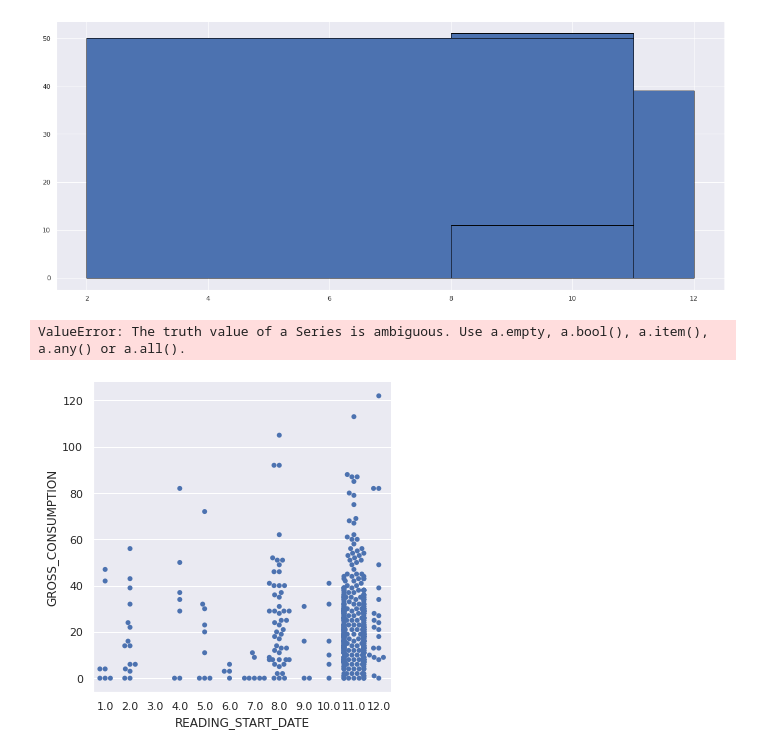
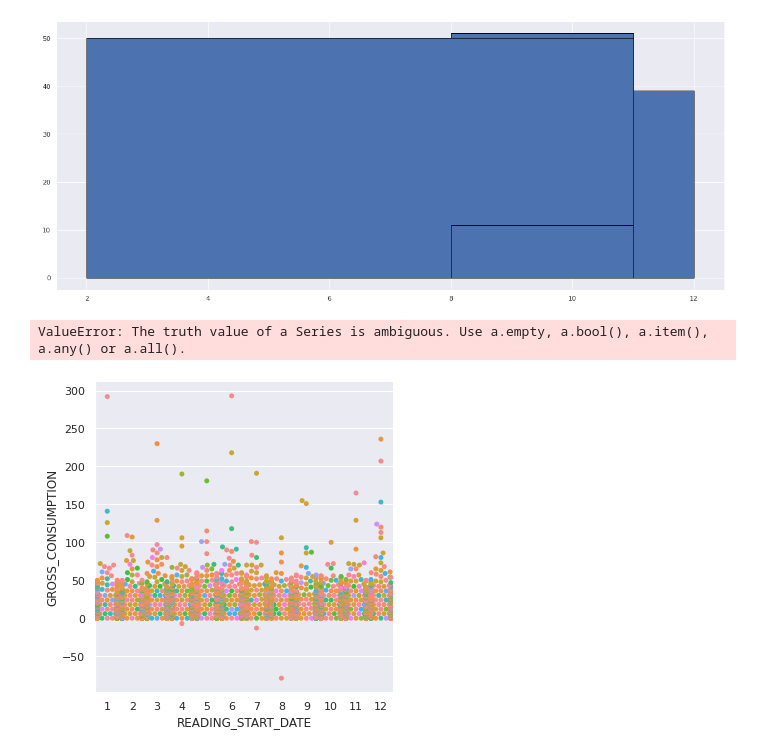
Before and after one commit to wiem-azzabi/Smart_Meter, a Jupyter notebook: water-meter2.ipynb, the cells around one changed output. Saved outputs shown, nothing was run; the diff lists cells and outputs as text; code cells hidden in the pictures.

```diff
--- a/water-meter2.ipynb
+++ b/water-meter2.ipynb
@@ -397,9 +403,9 @@ plt.show()
 # %% [output]
 [figure]
 # %%
-sns.catplot(data=df.head(500), kind="swarm", x=df["READING_START_DATE"].dt.month, y="GROSS_CONSUMPTION", hue="POSTAL_TOWN")
+sns.catplot(data=df.sample(n=5000), kind="swarm", x=df["READING_START_DATE"].dt.month, y="GROSS_CONSUMPTION", hue="POSTAL_TOWN")
 # %% [output]
 ValueError: The truth value of a Series is ambiguous. Use a.empty, a.bool(), a.item(), a.any() or a.all().
-[figure, old version]
+[figure, new version]
 # %%
 sns.displot(data=df.head(50000), x=df["READING_START_DATE"].dt.month, col="POSTAL_TOWN", kde=True)
```
Also changed, not shown: parts of 17 cells of this notebook.
